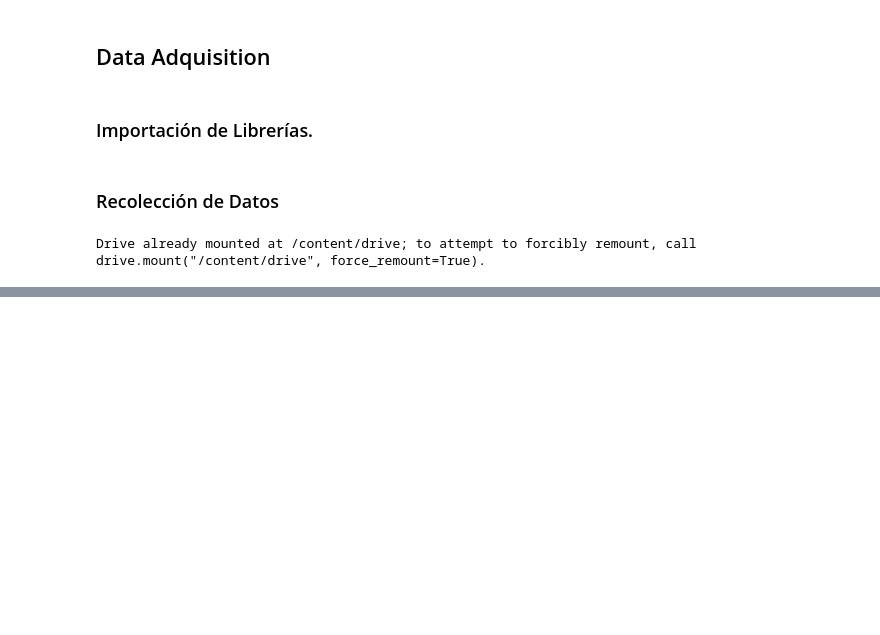
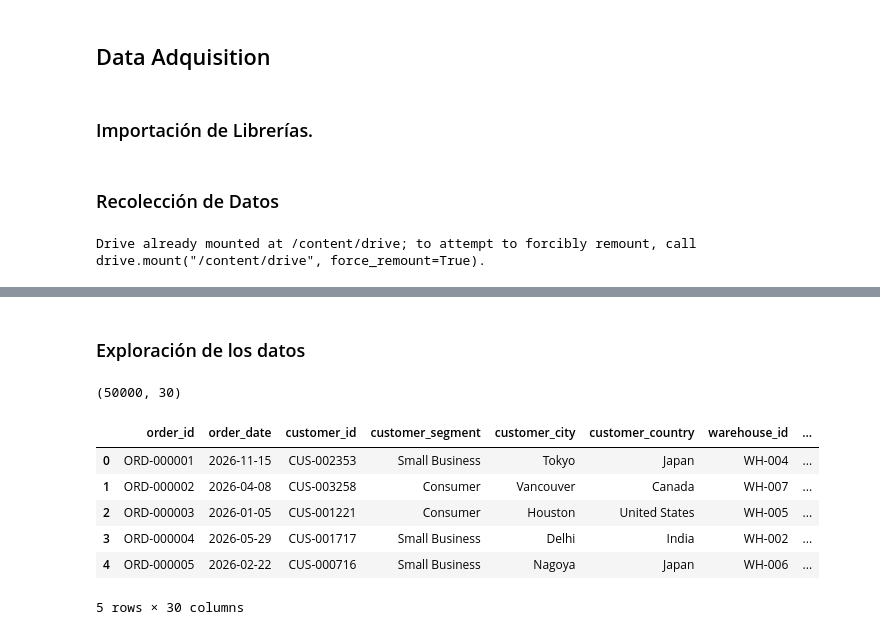
Before and after one commit to mahkzi/Projects-Machine-Learning, a Jupyter notebook: Proyecto_Final_Data_ScienceII.ipynb, the cells around one changed output, grey strips where cells are left out. Cells and saved outputs as stored; diff of their text form; code cells hidden in the pictures; blank space fills up the shorter version.

Commit message:
Etapa de comprensión del dataset, completada

```diff
--- a/Proyecto_Final_Data_ScienceII.ipynb
+++ b/Proyecto_Final_Data_ScienceII.ipynb
@@ -47,0 +85,2 @@ Drive already mounted at /content/drive; to attempt to forcibly remount, call dr
+# %% [markdown]
+### Exploración de los datos
@@ -47,0 +90,17 @@ Drive already mounted at /content/drive; to attempt to forcibly remount, call dr
+# %%
+# Vemos el shape de nuestro dataset para entender con lo que estamos trabajando
+df.shape
+# Vemos que son 50 mil filas y 30 columnas.
+# %% [output]
+(50000, 30)
+# %%
+# Veamos un vistazo a las variables
+df.head(5)
+# %% [output]
+|  | order_id | order_date | customer_id | customer_segment | customer_city | customer_country | warehouse_id | ... |
+| 0 | ORD-000001 | 2026-11-15 | CUS-002353 | Small Business | Tokyo | Japan | WH-004 | ... |
+| 1 | ORD-000002 | 2026-04-08 | CUS-003258 | Consumer | Vancouver | Canada | WH-007 | ... |
+| 2 | ORD-000003 | 2026-01-05 | CUS-001221 | Consumer | Houston | United States | WH-005 | ... |
+| 3 | ORD-000004 | 2026-05-29 | CUS-001717 | Small Business | Delhi | India | WH-002 | ... |
+| 4 | ORD-000005 | 2026-02-22 | CUS-000716 | Small Business | Nagoya | Japan | WH-006 | ... |
+5 rows × 30 columns
```
Also changed, not shown: parts of 10 cells of this notebook.
